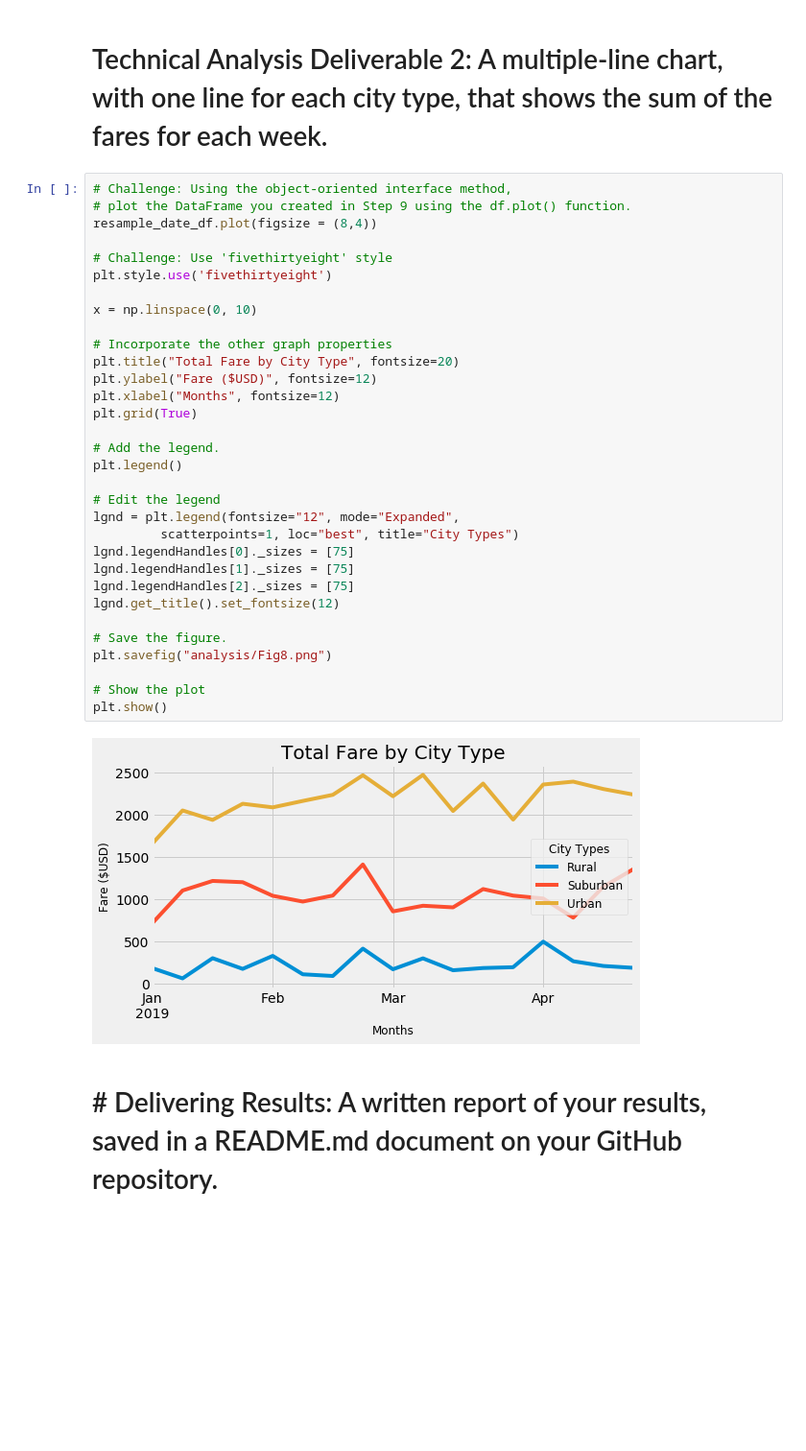
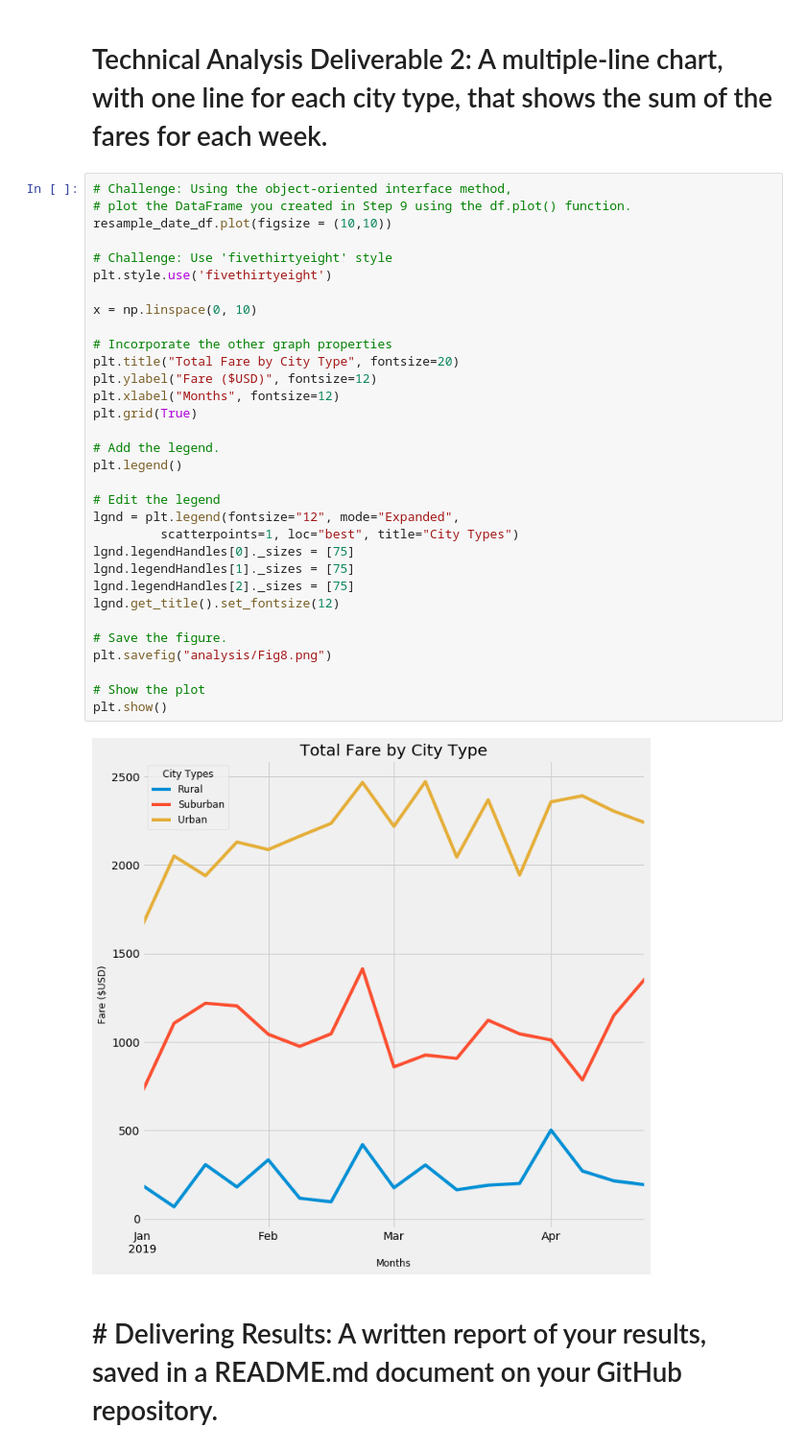
Before and after one commit to rlau929/PyBer_Analysis, a Jupyter notebook: PyBer_Challenge.ipynb, the cells around one changed output. Shown: that part at 96% size. Cells and saved outputs as stored; diff of their text form; blank space fills up the shorter version.

```diff
--- a/PyBer_Challenge.ipynb
+++ b/PyBer_Challenge.ipynb
@@ -263,37 +263,37 @@ resample_date_df
 # %%
 # Challenge: Using the object-oriented interface method,
 # plot the DataFrame you created in Step 9 using the df.plot() function.
-resample_date_df.plot(figsize = (8,4))
+resample_date_df.plot(figsize = (10,10))
 
 # Challenge: Use 'fivethirtyeight' style
 plt.style.use('fivethirtyeight')
 
 x = np.linspace(0, 10)
 
 # Incorporate the other graph properties
 plt.title("Total Fare by City Type", fontsize=20)
 plt.ylabel("Fare ($USD)", fontsize=12)
 plt.xlabel("Months", fontsize=12)
 plt.grid(True)
 
 # Add the legend.
 plt.legend()
 
 # Edit the legend
 lgnd = plt.legend(fontsize="12", mode="Expanded",
          scatterpoints=1, loc="best", title="City Types")
 lgnd.legendHandles[0]._sizes = [75]
 lgnd.legendHandles[1]._sizes = [75]
 lgnd.legendHandles[2]._sizes = [75]
 lgnd.get_title().set_fontsize(12)
 
 # Save the figure.
 plt.savefig("analysis/Fig8.png")
 
 # Show the plot
 plt.show()
 # %% [output]
-[figure, old version]
+[figure, new version]
 # %% [markdown]
 # # Delivering Results: A written report of your results, saved in a README.md document on your GitHub repository.
 # %%
```
